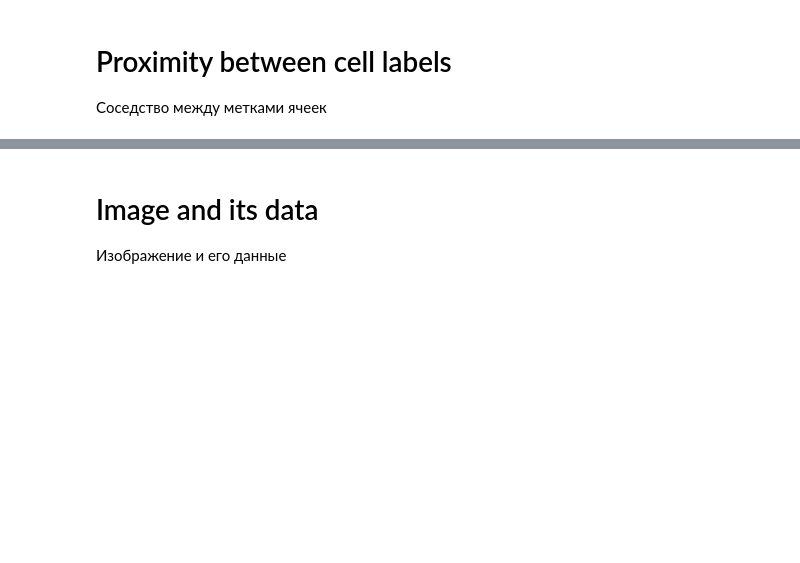
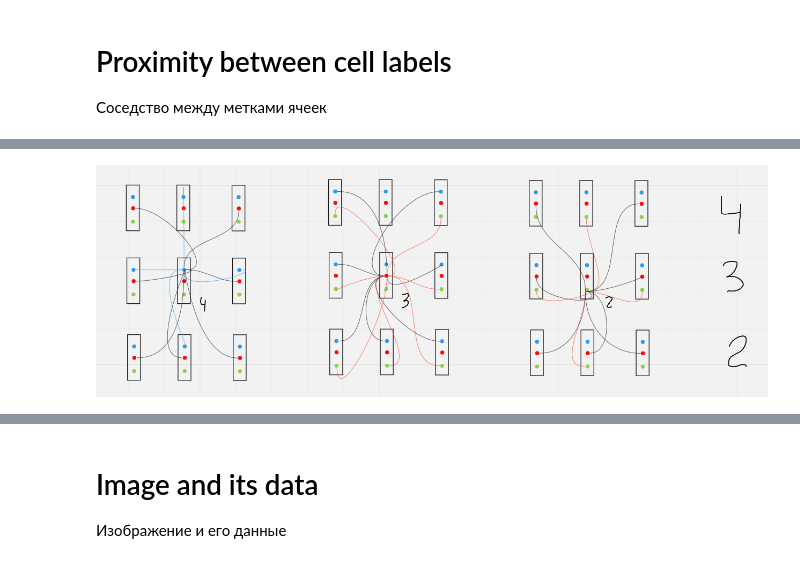
Before and after one commit to Alester99/Computational-geometry-in-computer-vision, a Jupyter notebook: Lab 2/Lab 2.ipynb, the cells around one changed output, grey strips where cells are left out. Saved outputs shown, nothing was run; the diff lists cells and outputs as text; code cells hidden in the pictures; blank space fills up the shorter version.

```diff
--- a/Lab 2/Lab 2.ipynb
+++ b/Lab 2/Lab 2.ipynb
@@ -72,0 +190,4 @@ L[2,1,1]
+# %%
+Image(r'.\Segments and boundaries\4_3_2.png')
+# %% [output]
+[figure, added]
```
Also changed, not shown: parts of 30 cells of this notebook, 15 other files.
